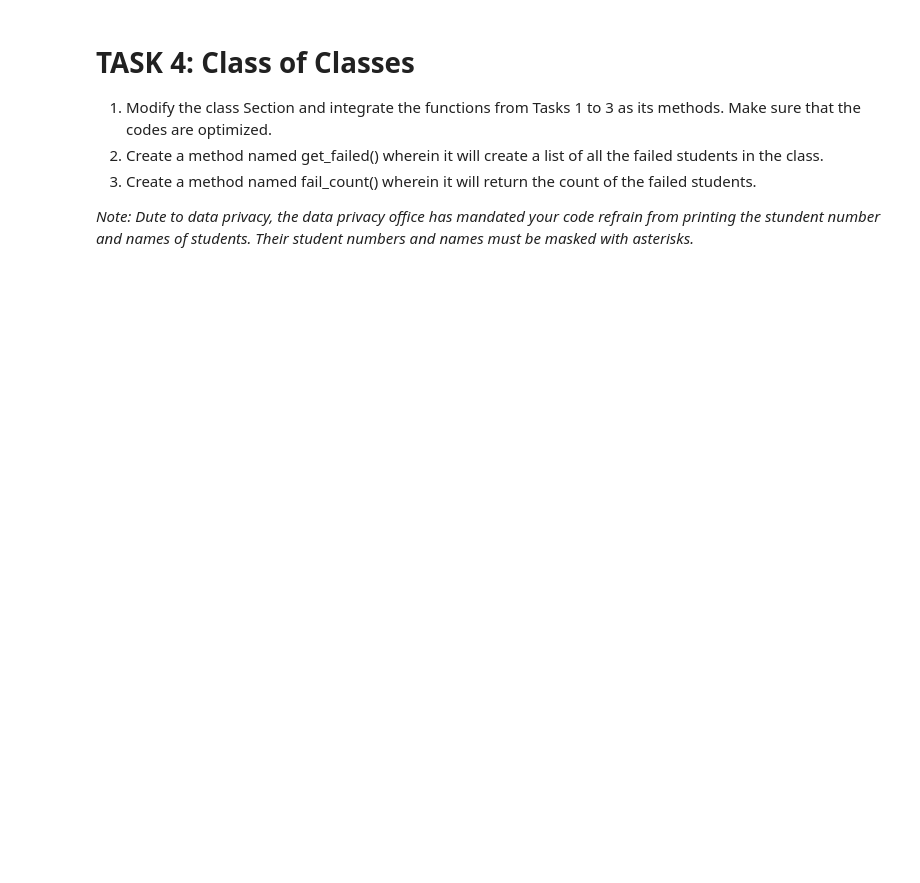
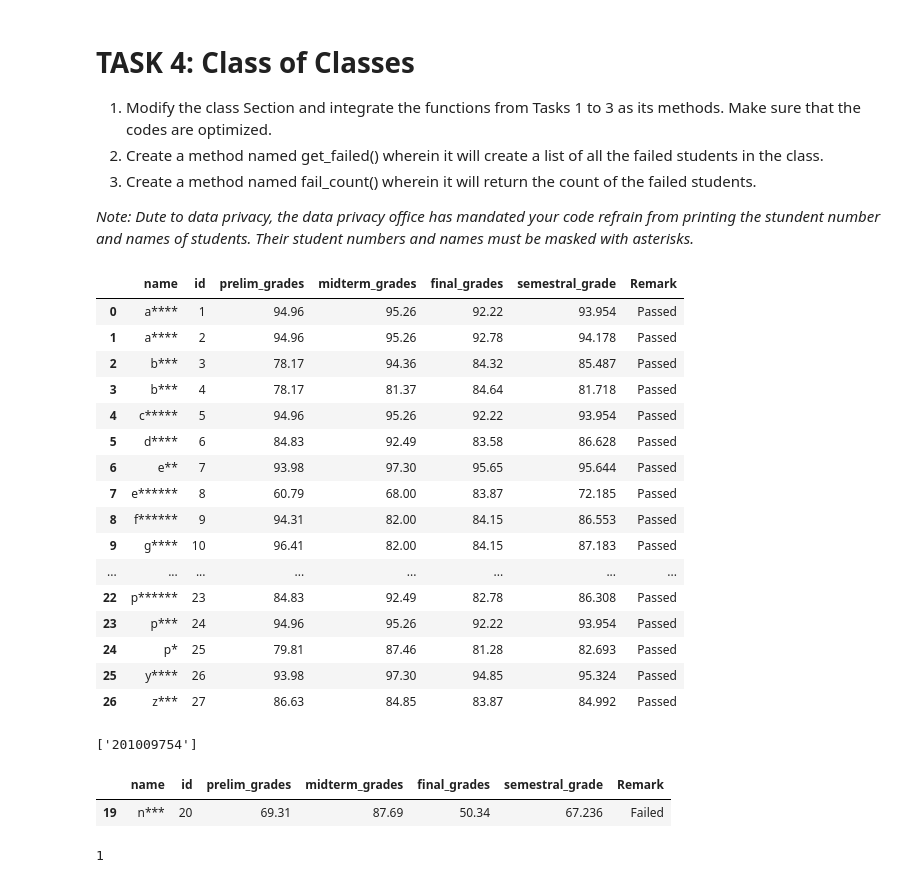
Before and after one commit to TiffanyHizon/-58022---CpE-AIDA-Lab, a Jupyter notebook: CpE AIDA Lab 01/58022_Lab1_Buh_AI.ipynb, the cells around one changed output. Cells and saved outputs as stored; diff of their text form; code cells hidden in the pictures; blank space fills up the shorter version.

```diff
--- a/CpE AIDA Lab 01/58022_Lab1_Buh_AI.ipynb
+++ b/CpE AIDA Lab 01/58022_Lab1_Buh_AI.ipynb
@@ -51,0 +239,3 @@
+# %%
+classlist_1 = pd.read_csv('/content/classlist_1.csv').to_dict()
+classlist_1
@@ -51,0 +260,3 @@
+# %%
+classlist_2 = pd.read_csv('/content/classlist_2.csv').to_dict()
+classlist_2
@@ -51,0 +281,5 @@
+# %%
+classlist_1.update(classlist_2)
+
+print("Updated Classlist:")
+print(classlist_1)
@@ -59,0 +364,39 @@
+# %%
+section = Section(grades_dict, classlist_1, classlist_2)
+grades = section.get_grades()
+similar = section.get_similar_students()
+failed = section.get_failed()
+failedNo = section.fail_count()
+# %%
+grades
+# %% [output]
+|  | name | id | prelim_grades | midterm_grades | final_grades | semestral_grade | Remark |
+| 0 | a**** | 1 | 94.96 | 95.26 | 92.22 | 93.954 | Passed |
+| 1 | a**** | 2 | 94.96 | 95.26 | 92.78 | 94.178 | Passed |
+| 2 | b*** | 3 | 78.17 | 94.36 | 84.32 | 85.487 | Passed |
+| 3 | b*** | 4 | 78.17 | 81.37 | 84.64 | 81.718 | Passed |
+| 4 | c***** | 5 | 94.96 | 95.26 | 92.22 | 93.954 | Passed |
+| 5 | d**** | 6 | 84.83 | 92.49 | 83.58 | 86.628 | Passed |
+| 6 | e** | 7 | 93.98 | 97.30 | 95.65 | 95.644 | Passed |
+| 7 | e****** | 8 | 60.79 | 68.00 | 83.87 | 72.185 | Passed |
+| 8 | f****** | 9 | 94.31 | 82.00 | 84.15 | 86.553 | Passed |
+| 9 | g**** | 10 | 96.41 | 82.00 | 84.15 | 87.183 | Passed |
+| ... | ... | ... | ... | ... | ... | ... | ... |
+| 22 | p****** | 23 | 84.83 | 92.49 | 82.78 | 86.308 | Passed |
+| 23 | p*** | 24 | 94.96 | 95.26 | 92.22 | 93.954 | Passed |
+| 24 | p* | 25 | 79.81 | 87.46 | 81.28 | 82.693 | Passed |
+| 25 | y**** | 26 | 93.98 | 97.30 | 94.85 | 95.324 | Passed |
+| 26 | z*** | 27 | 86.63 | 84.85 | 83.87 | 84.992 | Passed |
+# %%
+similar
+# %% [output]
+['201009754']
+# %%
+failed
+# %% [output]
+|  | name | id | prelim_grades | midterm_grades | final_grades | semestral_grade | Remark |
+| 19 | n*** | 20 | 69.31 | 87.69 | 50.34 | 67.236 | Failed |
+# %%
+failedNo
+# %% [output]
+1
```
Also changed, not shown: parts of 20 cells of this notebook.
